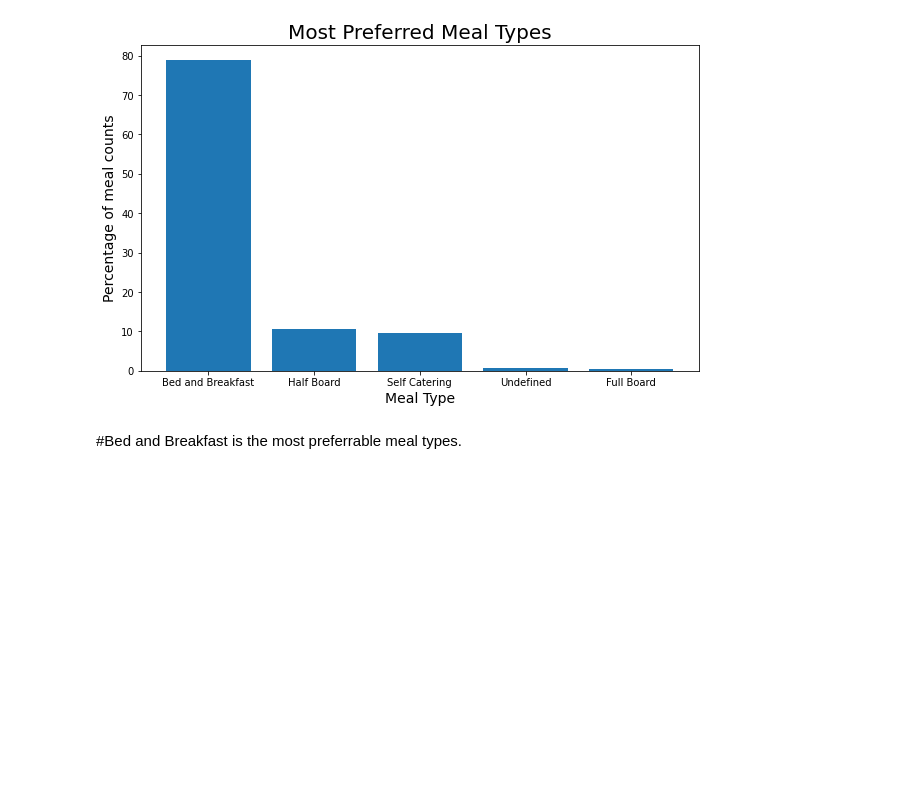
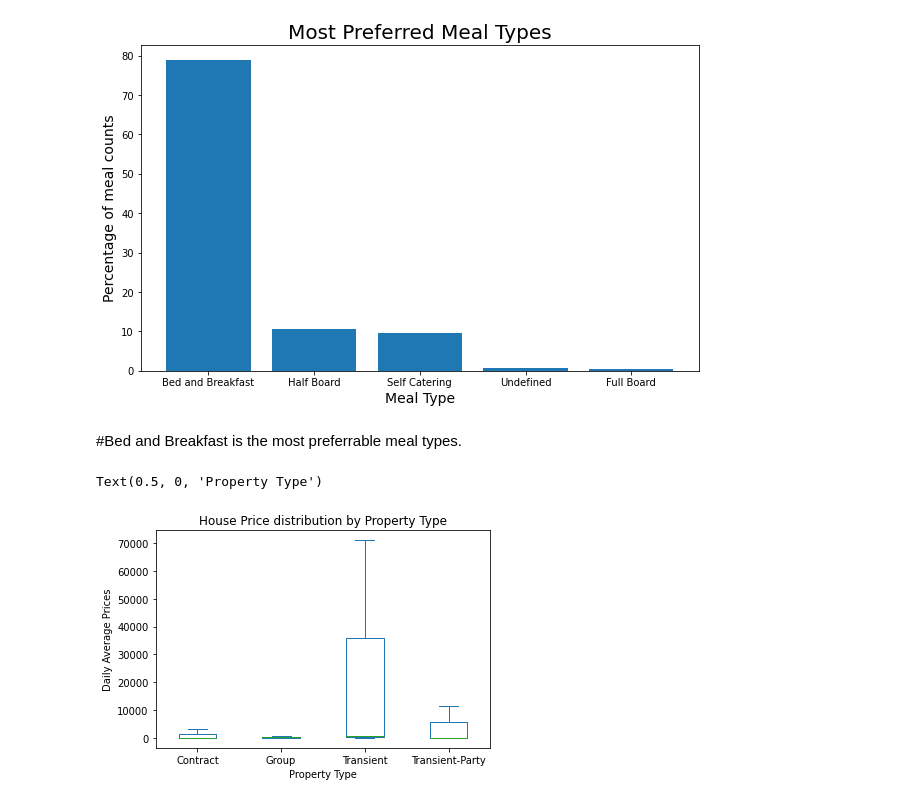
Before and after one commit to sahiljagtap11/Hotel_booking_analysis, a Jupyter notebook: SahilJ_commit_Copy_of_Final_Group_Hotel_Booking_Analysis_Capstone_Project.ipynb, the cells around one changed output. Cells and saved outputs as stored; diff of their text form; code cells hidden in the pictures; blank space fills up the shorter version.

```diff
--- a/SahilJ_commit_Copy_of_Final_Group_Hotel_Booking_Analysis_Capstone_Project.ipynb
+++ b/SahilJ_commit_Copy_of_Final_Group_Hotel_Booking_Analysis_Capstone_Project.ipynb
@@ -181,3 +206,12 @@ Text(0, 0.5, 'Percentage of meal counts')
 [figure]
 # %% [markdown]
 #Bed and Breakfast is the most preferrable meal types.
+# %%
+# Price distribution box plot
+hotel_data_raw.groupby(['deposit_type', 'customer_type'])['is_canceled'].count().unstack().plot(kind="box")
+plt.title('House Price distribution by Property Type')
+plt.ylabel('Daily Average Prices')
+plt.xlabel('Property Type')
+# %% [output]
+Text(0.5, 0, 'Property Type')
+[figure, added]
```
Also changed, not shown: parts of 13 cells of this notebook.
